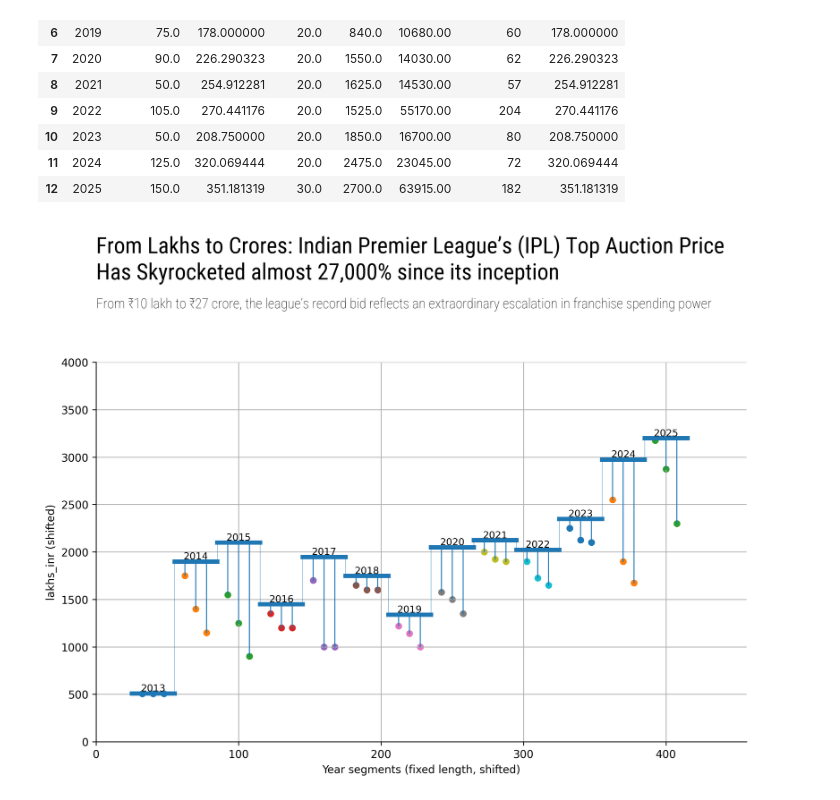
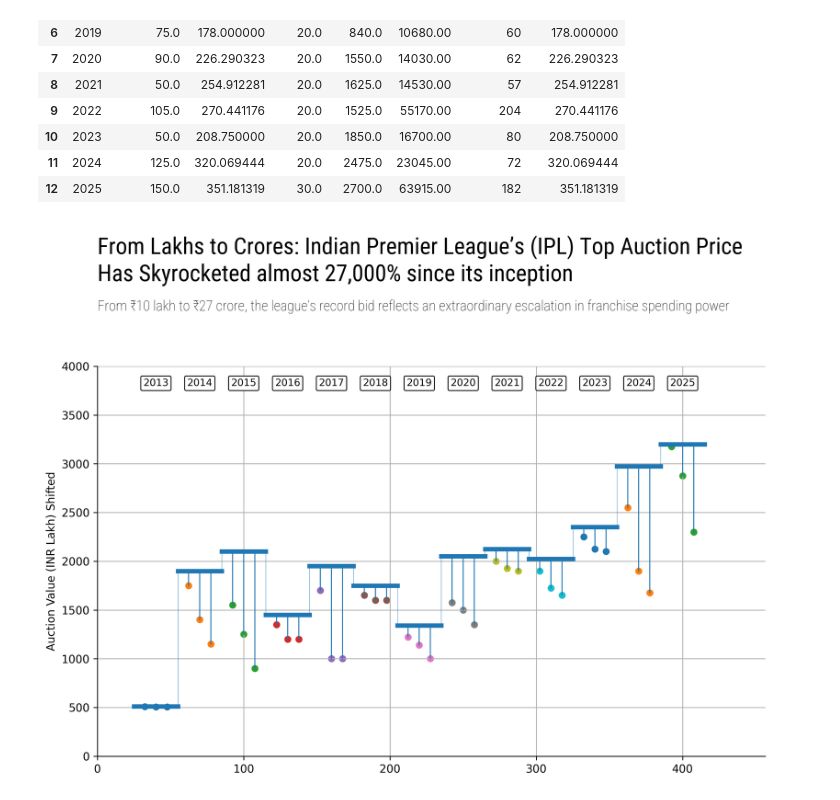
Before and after one commit to debatreyo/IPL-Auctions, a Jupyter notebook: notebooks/viz.ipynb, the cells around one changed output. Drawn from its saved outputs; the diff is of its cells as text; code cells hidden in the pictures.

```diff
--- a/notebooks/viz.ipynb
+++ b/notebooks/viz.ipynb
@@ -157,7 +162,9 @@ def even_slot_midpoints(x_start: float, x_end: float, n_points: int, pad_frac: f
     return (slot_edges[:-1] + slot_edges[1:]) / 2
 
 # ---------------------------
-fig, ax = plt.subplots(figsize=(12, 7), dpi=300)
+dpi = 300
+
+fig, ax = plt.subplots(figsize=(12, 7), dpi=dpi)
 
 fig.subplots_adjust(left=0.15, right=0.85, top=0.75, bottom=0.05)
 
@@ -200,8 +207,17 @@ for _, r in df_group.sort_values("Year").iterrows():
     if prev_start_x is not None:
         ax.add_line(Line2D([x_start, x_start], [prev_y, y_base], linewidth=vertical_connector_thickness))
 
-    # year label
-    ax.text((x_start + x_end) / 2, y_base, str(year), ha="center", va="bottom", fontsize=9)
+    # year label (vertical, all at same y)
+    y_max = max(df_group["max_val"].max(), df2["Value Lakh"].max()) + y_offset
+    y_label = y_max * 1.18  # common y-position for all year labels (within your ylim = y_max * 1.25)
+    ax.text((x_start + x_end) / 2, y_label, str(year),
+        ha="center", va="bottom", rotation=0, fontsize=9,
+        bbox=dict(
+        boxstyle="round,pad=0.25,rounding_size=0.15",  # rounded rectangle
+        facecolor="white",
+        edgecolor="black",
+        linewidth=0.8
+    ))
 
     # ---------------------------
     # LOLLIPOPS: top N values AFTER the max (i.e., exclude the maximum itself)
@@ -217,34 +233,35 @@ for _, r in df_group.sort_values("Year").iterrows():
 
         # take next top N
         top_vals = after_max[:n_top]
 
         # equispaced positions across this thick line
         x_pts = even_slot_midpoints(x_start, x_end, top_vals.size, pad_frac=pad_frac)
         y_tips = top_vals + y_offset
 
         # stems + heads
         for xi, yi in zip(x_pts, y_tips):
             ax.add_line(Line2D([xi, xi], [y_base, yi], linewidth=stem_thickness))
         ax.scatter(x_pts, y_tips, s=dot_size)
 
     # ---------------------------
     prev_start_x = x_start
     prev_y = y_base
 
     # advance cursor in base space (fixed length + gap)
     x_cursor = x_end_base + gap
 
 # axis limits
 y_max = max(df_group["max_val"].max(), df2["Value Lakh"].max()) + y_offset
 ax.set_xlim(0, (x_offset + x_cursor) * 1.1)
 ax.set_ylim(0, y_max * 1.25)
 
-ax.set_xlabel("Year segments (fixed length, shifted)")
-ax.set_ylabel("lakhs_inr (shifted)")
+# ax.set_xlabel("Year segments (fixed length, shifted)")
+ax.set_ylabel("Auction Value (INR Lakh) Shifted")
 ax.spines[["top", "right"]].set_visible(False)
 
 ax.grid()
 
-plt.show()
+file_save_name = os.path.join("..", "viz", "test.jpeg")
+plt.savefig(file_save_name, bbox_inches="tight", dpi=dpi, pad_inches=1)
 # %% [output]
-[figure, old version]
+[figure, new version]
```
Also changed, not shown: parts of 1 cell of this notebook, 2 other files.
